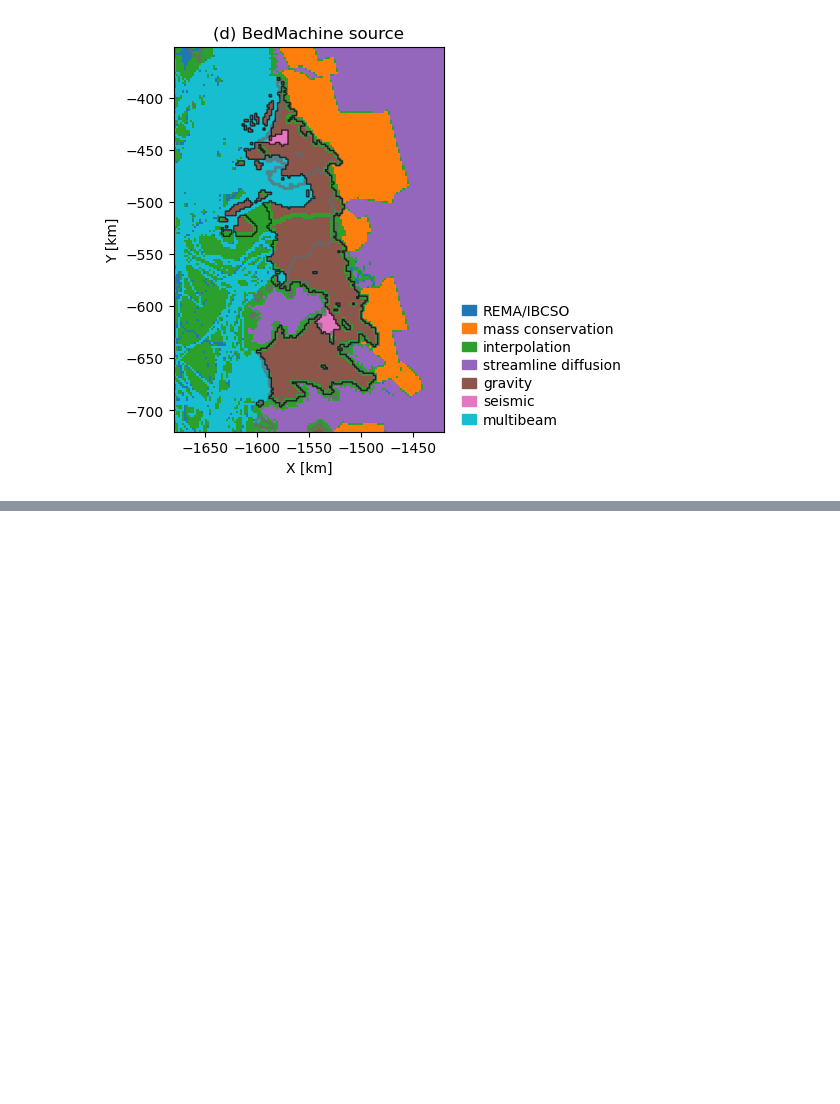
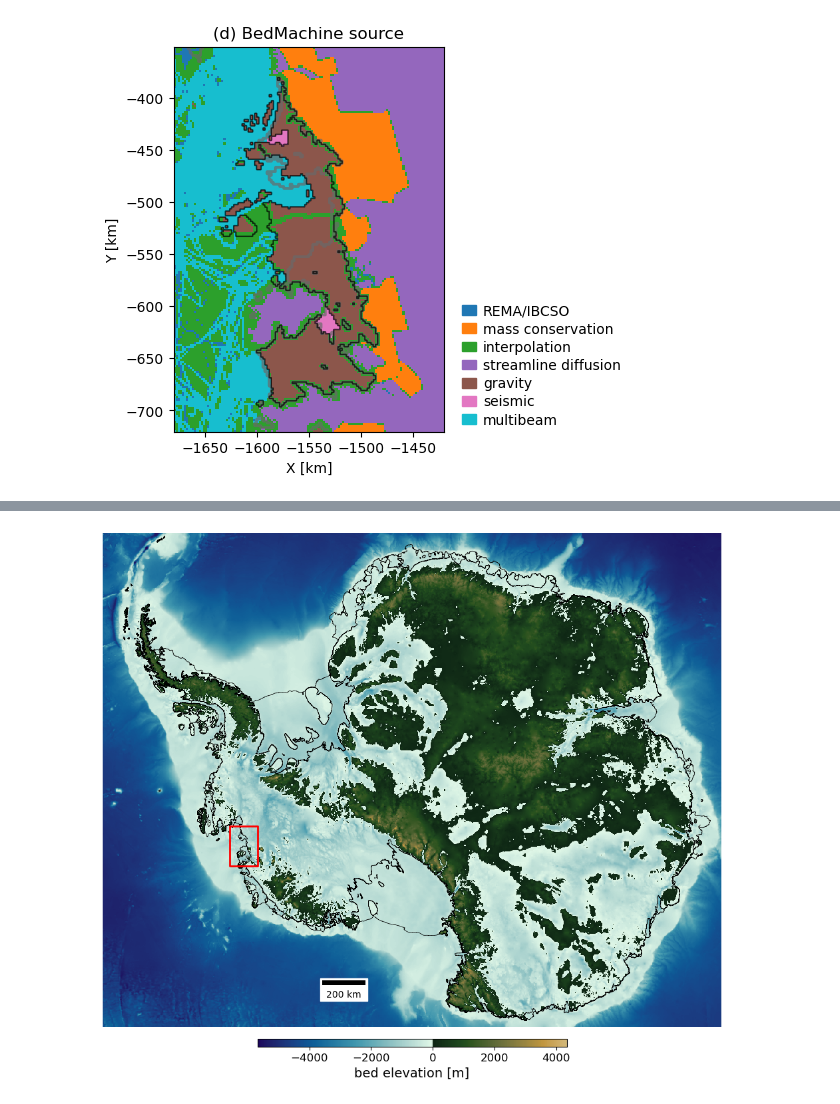
Before and after one commit to mjfield2/stochastic_bathymetry, a Jupyter notebook: intro_fig.ipynb, the cells around one changed output, grey strips where cells are left out. Saved outputs shown, nothing was run; the diff lists cells and outputs as text; code cells hidden in the pictures; blank space fills up the shorter version.

```diff
--- a/intro_fig.ipynb
+++ b/intro_fig.ipynb
@@ -535,0 +653,47 @@ trim_pdf(input_pdf, output_pdf, left, bottom, right, top)
+# %%
+masked_bed = np.where(grid.mask > 0, grid.bed.values, np.nan)
+masked_bed = np.where(bed_mask, grid.bed.values, np.nan)
+masked_bed = grid.bed.values
+
+gist_earth = plt.get_cmap('gist_earth')
+
+topo_cmap = get_topo_cm()
+vmin_topo = np.nanmin(masked_bed); vmax_topo = np.nanmax(masked_bed)
+topo_crop = cmocean.tools.crop(topo_cmap, vmin_topo, vmax_topo, 0)
+# %%
+fig, ax = plt.subplots(1, 1, figsize=(12,12))
+
+im = ax.pcolormesh(grid.x/1000, grid.y/1000, masked_bed,
+                   cmap=topo_crop, vmin=vmin_topo, vmax=vmax_topo, rasterized=True, zorder=1)
+ax.axis('scaled')
+
+glkm = moa_gl.to_crs('+proj=stere +lat_0=-90 +lat_ts=-71 +lon_0=0 +x_0=0 +y_0=0 +datum=WGS84 +units=km +no_defs +type=crs')
+glkm.plot(facecolor='none', edgecolor='k', ax=ax, linewidth=0.5)
+
+coastkm = moa_coast.to_crs('+proj=stere +lat_0=-90 +lat_ts=-71 +lon_0=0 +x_0=0 +y_0=0 +datum=WGS84 +units=km +no_defs +type=crs')
+coastkm.plot(facecolor='none', edgecolor='k', ax=ax, linewidth=0.5)
+
+islandkm = moa_island.to_crs('+proj=stere +lat_0=-90 +lat_ts=-71 +lon_0=0 +x_0=0 +y_0=0 +datum=WGS84 +units=km +no_defs +type=crs')
+islandkm.plot(facecolor='none', edgecolor='k', ax=ax, linewidth=0.5)
+
+cbar = plt.colorbar(im, ax=ax, pad=0.02, aspect=40, shrink=0.5, orientation='horizontal', location='bottom')
+cbar.ax.tick_params(labelsize=12)
+cbar.set_label(label='bed elevation [m]', fontsize=14)
+
+ax.set_axis_off()
+
+ax.set_xlabel('X [km]', fontsize=14)
+ax.set_ylabel('Y [km]', fontsize=14)
+
+rect = Rectangle((xminkm, yminkm), xmaxkm-xminkm, ymaxkm-yminkm)
+collection = PatchCollection([rect], edgecolor='r', facecolor='none', linewidth=2)
+ax.add_collection(collection)
+
+scalebar = ScaleBar(0.5, "km", length_fraction=0.1, location='lower left', bbox_to_anchor=(0.35, 0.05),
+    bbox_transform=ax.transAxes)
+ax.add_artist(scalebar)
+
+plt.savefig('figures/full_bed_map.png', dpi=300, bbox_inches='tight')
+plt.show()
+# %% [output]
+[figure, added]
```
Also changed, not shown: parts of 12 cells of this notebook, 9 other files.
